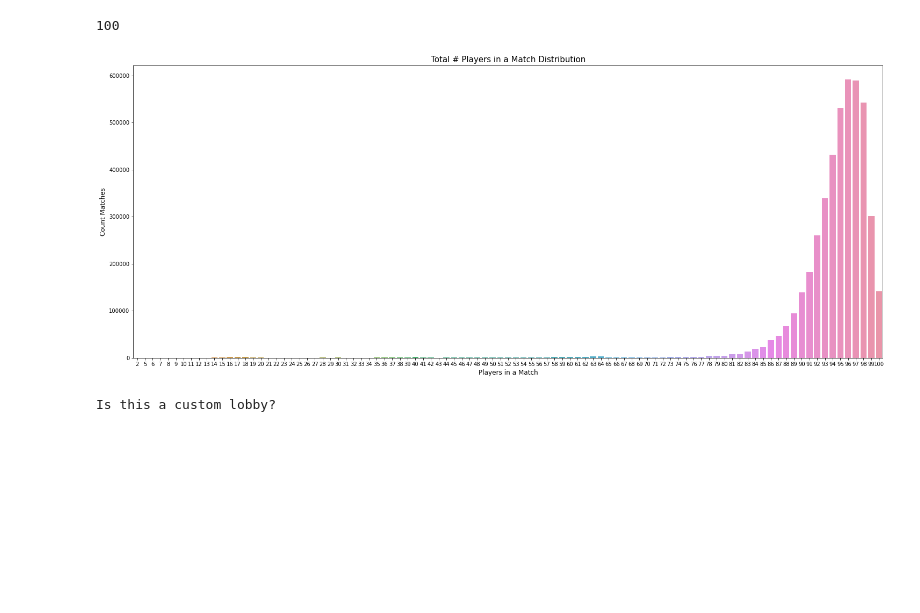
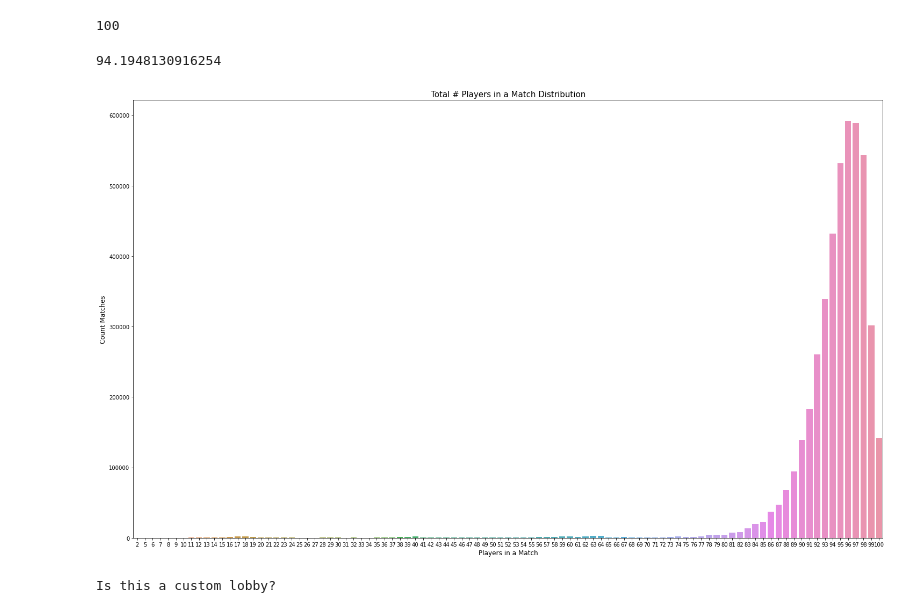
Before and after one commit to akinlaba/pubg, a Jupyter notebook: feature_engineering.ipynb, the cells around one changed output. Cells and saved outputs as stored; diff of their text form; code cells hidden in the pictures; blank space fills up the shorter version.

Commit message:
downloading some images

```diff
--- a/feature_engineering.ipynb
+++ b/feature_engineering.ipynb
@@ -30,15 +30,21 @@ df.players_in_match.min()
 df.players_in_match.max()
 # %% [output]
 100
+# %%
+df.players_in_match.mean()
+# %% [output]
+94.1948130916254
 # %%
-plt.figure(figsize=(25,10))
+plt.figure(figsize=(25,15))
 sns.countplot(df['players_in_match'])
 plt.title("Total # Players in a Match Distribution",fontsize=15)
+plt.ticklabel_format(style='plain', axis='y')
 plt.ylabel('Count Matches', fontsize='large')
 plt.xlabel('Players in a Match', fontsize='large')
+plt.savefig('player_distribution.png')
 plt.show()
 # %% [output]
-[figure, old version]
+[figure, new version]
 # %%
 print("Was this a custom lobby?")
 df[df.players_in_match < 5]
```
Also changed, not shown: parts of 2 cells of this notebook, 3 other files.
